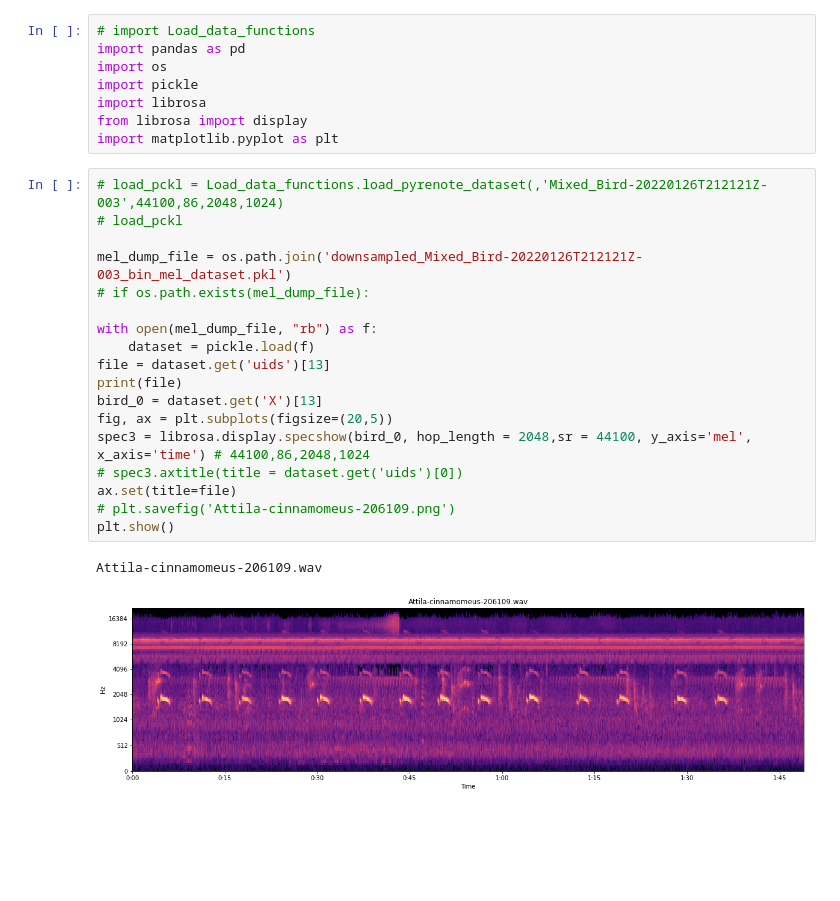
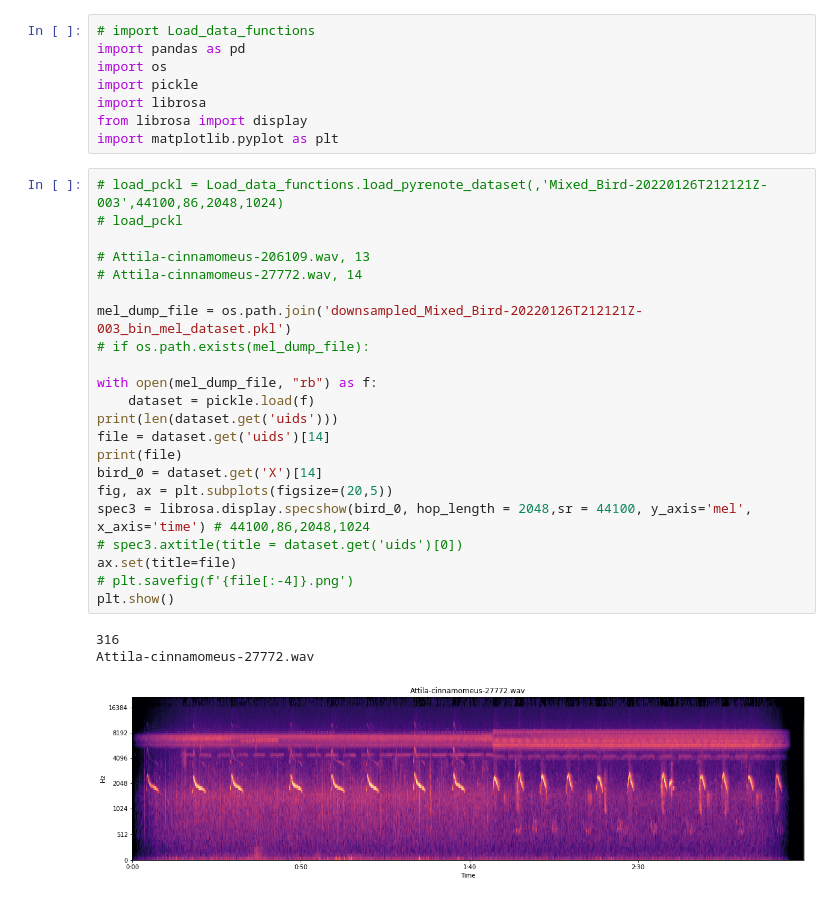
Before and after one commit to EdmundoZamora/TweetyNet_CUDA_GPU_Adaptation, a Jupyter notebook: data/PYRE/windows_slice_and_whole.ipynb, the cells around one changed output. Saved outputs shown, nothing was run; the diff lists cells and outputs as text; blank space fills up the shorter version.

```diff
--- a/data/PYRE/windows_slice_and_whole.ipynb
+++ b/data/PYRE/windows_slice_and_whole.ipynb
@@ -9,22 +9,27 @@ import matplotlib.pyplot as plt
 # %%
 # load_pckl = Load_data_functions.load_pyrenote_dataset(,'Mixed_Bird-20220126T212121Z-003',44100,86,2048,1024)
 # load_pckl
+
+# Attila-cinnamomeus-206109.wav, 13
+# Attila-cinnamomeus-27772.wav, 14
 
 mel_dump_file = os.path.join('downsampled_Mixed_Bird-20220126T212121Z-003_bin_mel_dataset.pkl')
 # if os.path.exists(mel_dump_file):
 
 with open(mel_dump_file, "rb") as f:
     dataset = pickle.load(f)
-file = dataset.get('uids')[13]
+print(len(dataset.get('uids')))
+file = dataset.get('uids')[14]
 print(file)
-bird_0 = dataset.get('X')[13]
+bird_0 = dataset.get('X')[14]
 fig, ax = plt.subplots(figsize=(20,5))
 spec3 = librosa.display.specshow(bird_0, hop_length = 2048,sr = 44100, y_axis='mel', x_axis='time') # 44100,86,2048,1024
 # spec3.axtitle(title = dataset.get('uids')[0])
 ax.set(title=file)
-# plt.savefig('Attila-cinnamomeus-206109.png')
+# plt.savefig(f'{file[:-4]}.png')
 plt.show()
 # %% [output]
-Attila-cinnamomeus-206109.wav
+316
+Attila-cinnamomeus-27772.wav
-[figure, old version]
+[figure, new version]
 # %%
```
Also changed, not shown: parts of 2 cells of this notebook, 5 other files.
